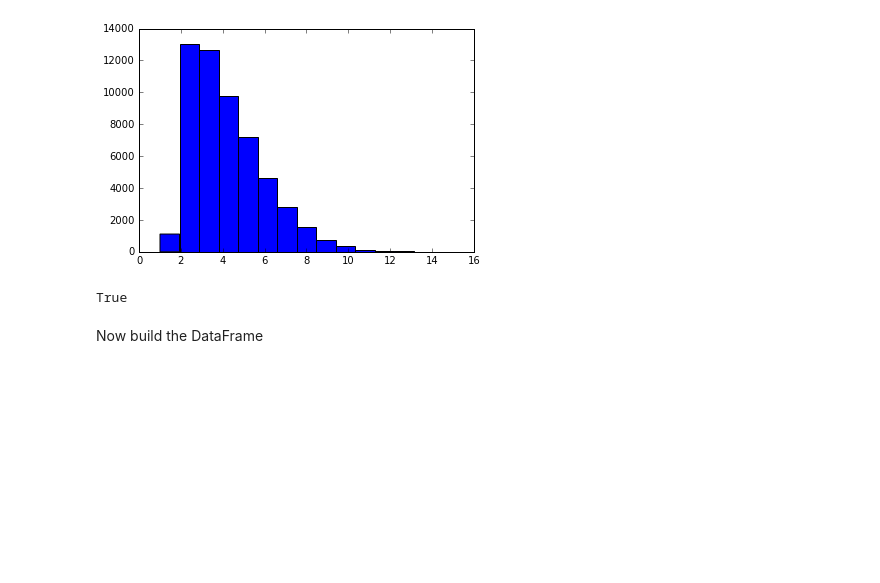
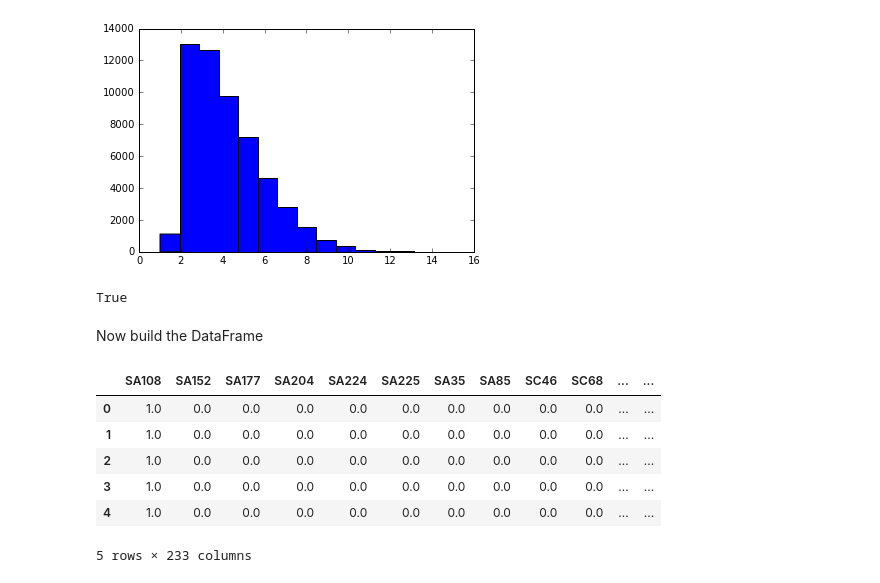
Before and after one commit to katyaputintseva/ubird, a Jupyter notebook: Reshape DF.ipynb, the cells around one changed output. Cells and saved outputs as stored; diff of their text form; code cells hidden in the pictures; blank space fills up the shorter version.

Commit message:
final dataframe for locations

```diff
--- a/Reshape DF.ipynb
+++ b/Reshape DF.ipynb
@@ -122,3 +122,13 @@ True
 Now build the DataFrame
 # %%
 locations_df = pd.DataFrame(categ_mat, columns=cols)
+# %%
+locations_df.head()
+# %% [output]
+|  | SA108 | SA152 | SA177 | SA204 | SA224 | SA225 | SA35 | SA85 | SC46 | SC68 | ... | ... |
+| 0 | 1.0 | 0.0 | 0.0 | 0.0 | 0.0 | 0.0 | 0.0 | 0.0 | 0.0 | 0.0 | ... | ... |
+| 1 | 1.0 | 0.0 | 0.0 | 0.0 | 0.0 | 0.0 | 0.0 | 0.0 | 0.0 | 0.0 | ... | ... |
+| 2 | 1.0 | 0.0 | 0.0 | 0.0 | 0.0 | 0.0 | 0.0 | 0.0 | 0.0 | 0.0 | ... | ... |
+| 3 | 1.0 | 0.0 | 0.0 | 0.0 | 0.0 | 0.0 | 0.0 | 0.0 | 0.0 | 0.0 | ... | ... |
+| 4 | 1.0 | 0.0 | 0.0 | 0.0 | 0.0 | 0.0 | 0.0 | 0.0 | 0.0 | 0.0 | ... | ... |
+5 rows × 233 columns
```
Also changed, not shown: parts of 5 cells of this notebook.
